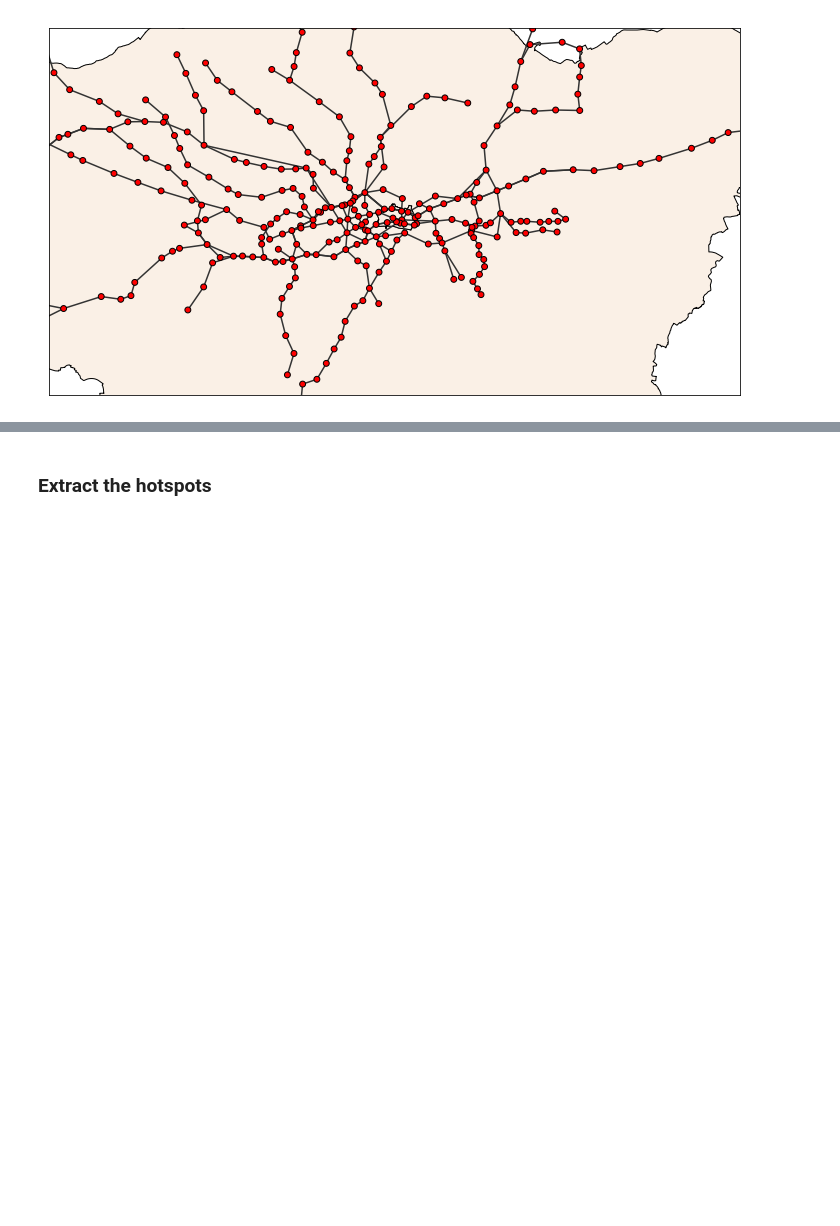
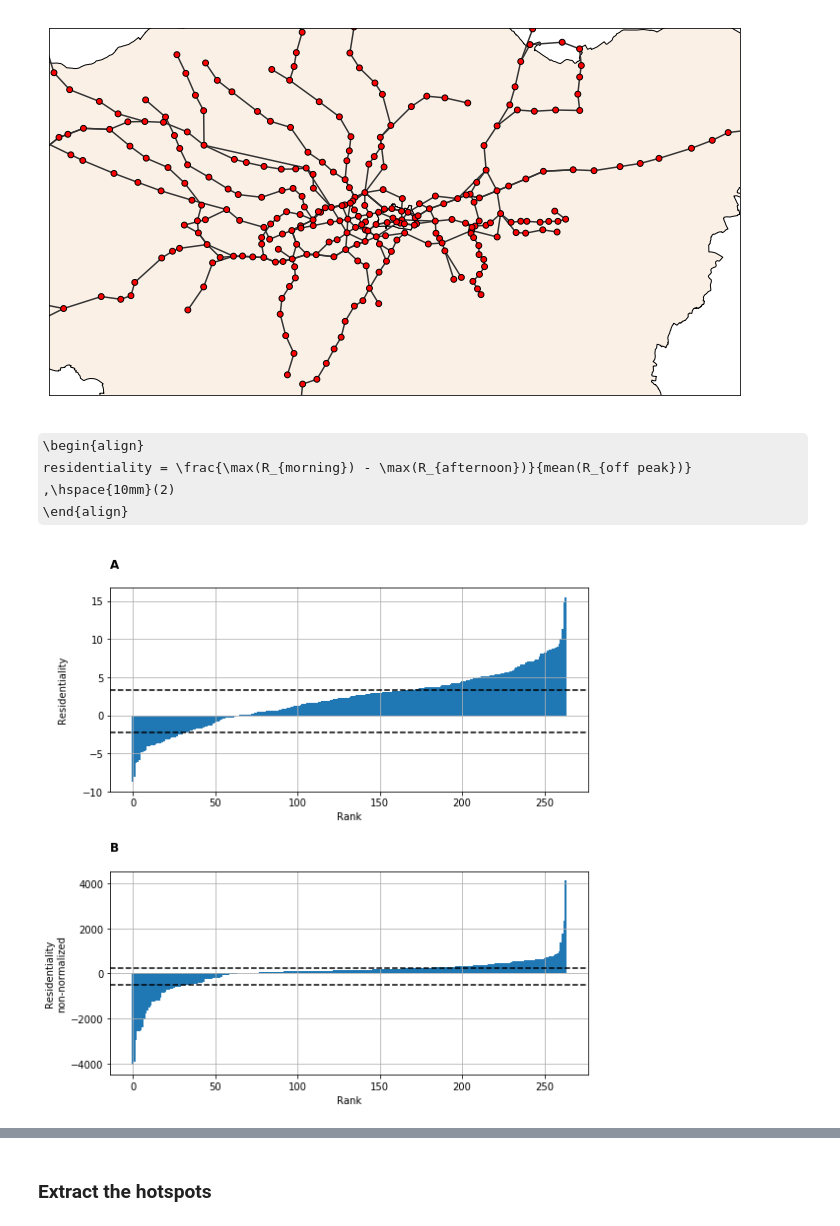
Before and after one commit to itko/cities, a Jupyter notebook: notebooks/network_analysis.ipynb, the cells around one changed output, grey strips where cells are left out. Saved outputs shown, nothing was run; the diff lists cells and outputs as text; code cells hidden in the pictures; some formulas as TeX source; blank space fills up the shorter version.

```diff
--- a/notebooks/network_analysis.ipynb
+++ b/notebooks/network_analysis.ipynb
@@ -123,3 +124,45 @@ ax1.set_yticks([])
 f.tight_layout(w_pad=2)
 # %% [output]
 [figure]
+# %%
+%%latex
+\begin{align}
+residentiality = \frac{\max(R_{morning}) - \max(R_{afternoon})}{mean(R_{off peak})} ,\hspace{10mm}(2)
+\end{align}
+# %% [output]
+\begin{align}
+residentiality = \frac{\max(R_{morning}) - \max(R_{afternoon})}{mean(R_{off peak})} ,\hspace{10mm}(2)
+\end{align}
+# %%
+data = data_en.T.reindex(stations.index).T
+residentiality = (data.loc[time_of_day == 'morning'].max()
+                  - data.loc[time_of_day == 'afternoon'].max())/data.loc[time_of_day == 'off'].mean()
+residentiality_raw = (data.loc[time_of_day == 'morning'].max() - data.loc[time_of_day == 'afternoon'].max())
+# %%
+f,(ax1,ax2) = plt.subplots(2,1,figsize=(8,8))
+y = residentiality
+y = y.sort_values()
+ax1.bar(range(y.shape[0]),y,width=-1)
+ax1.set_xlabel('Rank')
+ax1.set_ylabel('Residentiality\n');
+line1 = residentiality[residentiality > 0].median()
+line2 = residentiality[residentiality < 0].median()
+ax1.axhline(line1,ls='--',color='k')
+ax1.axhline(line2,ls='--',color='k')
+ax1.set_title('A', loc='left',weight='bold', pad=20)
+ax1.grid()
+
+y = residentiality_raw
+y = y.sort_values()
+ax2.bar(range(y.shape[0]),y,width=-1)
+ax2.set_xlabel('Rank')
+ax2.set_ylabel('Residentiality\nnon-normalized');
+line1 = residentiality_raw[residentiality_raw > 0].median()
+line2 = residentiality_raw[residentiality_raw < 0].median()
+ax2.axhline(line1,ls='--',color='k')
+ax2.axhline(line2,ls='--',color='k')
+ax2.set_title('B', loc='left',weight='bold',pad=20)
+ax2.grid()
+f.tight_layout(h_pad=2)
+# %% [output]
+[figure, added]
```
Also changed, not shown: parts of 45 cells of this notebook, 4 other files.
